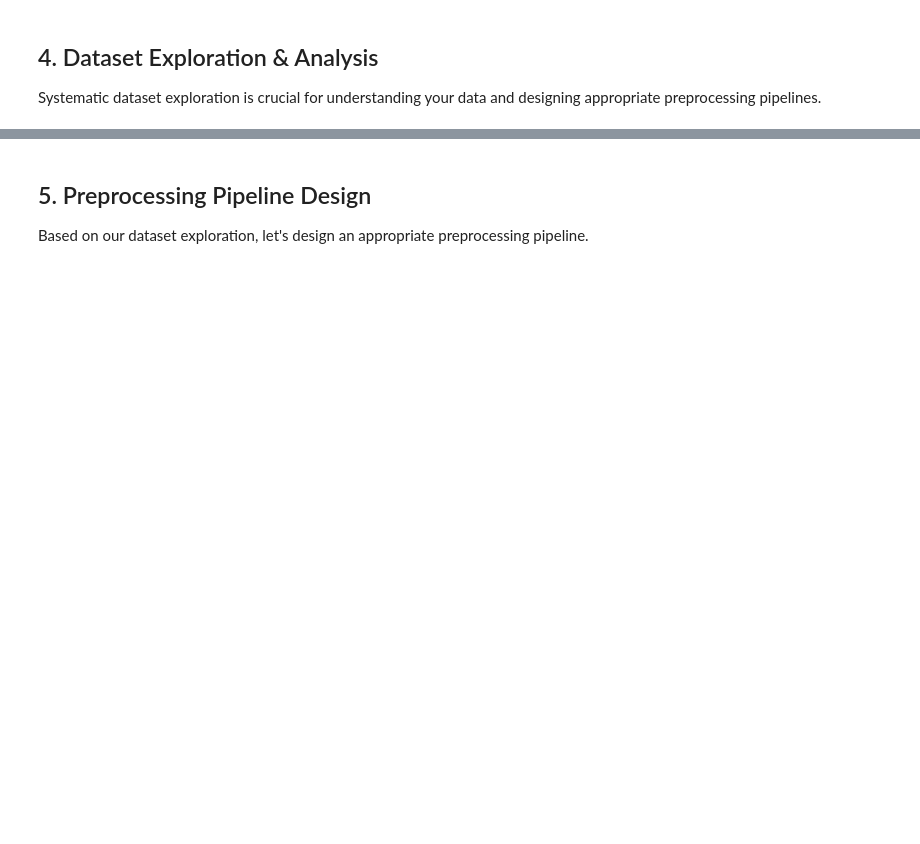
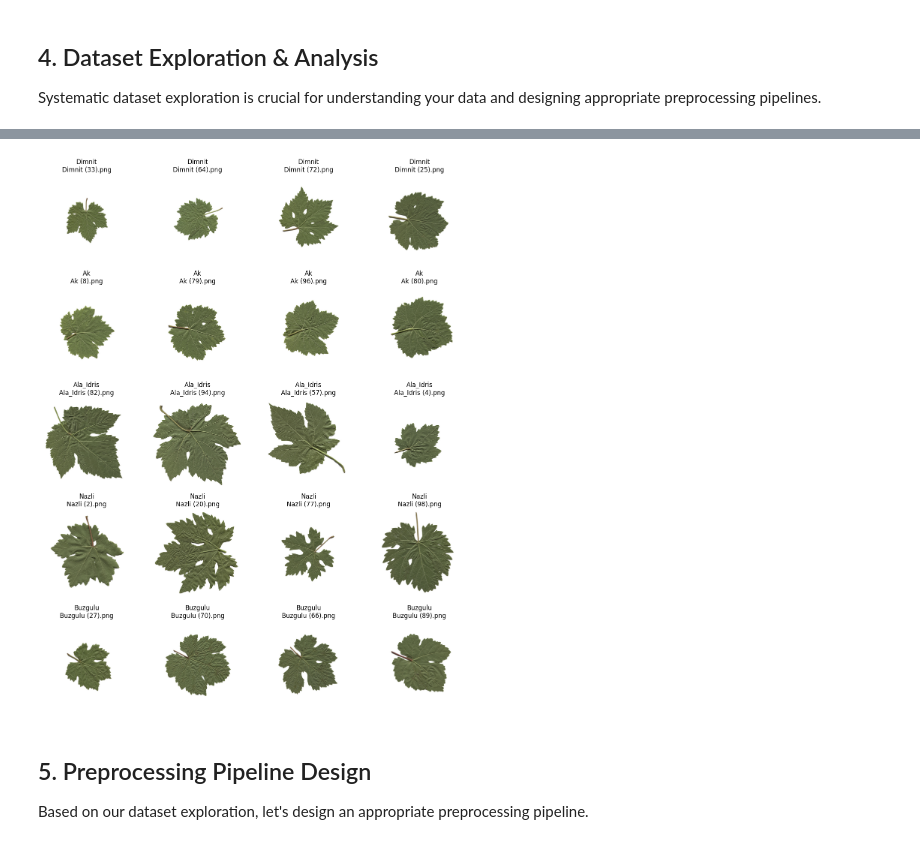
Before and after one commit to DataVerse-Africa/Cohort-3.0-Data-Science-Track, a Jupyter notebook: Week 4/src/Week4_Deep_Learning_Computer_Vision.ipynb, the cells around one changed output, grey strips where cells are left out. Drawn from its saved outputs; the diff is of its cells as text; code cells hidden in the pictures; blank space fills up the shorter version.

```diff
--- a/Week 4/src/Week4_Deep_Learning_Computer_Vision.ipynb
+++ b/Week 4/src/Week4_Deep_Learning_Computer_Vision.ipynb
@@ -330,35 +364,37 @@ image_stats_df = analyze_image_properties(dataset_path, class_names)
 # %%
-def visualize_sample_images(dataset_path, class_names, samples_per_class=3):
+def visualize_sample_images(dataset_path, class_names, samples_per_class=4):
     """
     Visualize sample images from each class
     """
     dataset_path = Path(dataset_path)
 
     fig, axes = plt.subplots(len(class_names), samples_per_class,
                             figsize=(samples_per_class * 3, len(class_names) * 3))
 
     for i, class_name in enumerate(class_names):
         class_dir = dataset_path / class_name
         image_files = list(class_dir.glob('*.png'))[:samples_per_class]
 
         for j, img_path in enumerate(image_files):
             img = cv2.imread(str(img_path))
             img_rgb = cv2.cvtColor(img, cv2.COLOR_BGR2RGB)
 
             if len(class_names) == 1:
                 ax = axes[j]
             else:
                 ax = axes[i, j]
 
             ax.imshow(img_rgb)
             ax.set_title(f'{class_name}\n{img_path.name}')
             ax.axis('off')
 
     plt.tight_layout()
     plt.show()
 
 # Visualize samples
 visualize_sample_images(dataset_path, class_names)
+# %% [output]
+[figure, added]
 # %% [markdown]
 ## 5. Preprocessing Pipeline Design
 
```
Also changed, not shown: parts of 6 cells of this notebook.
